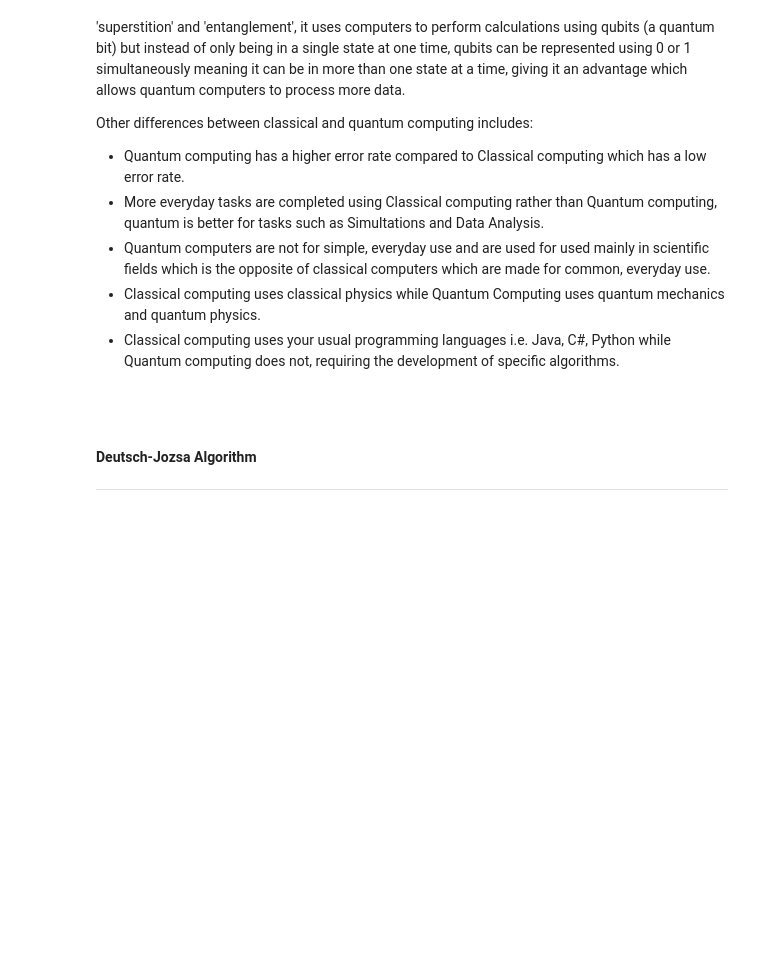
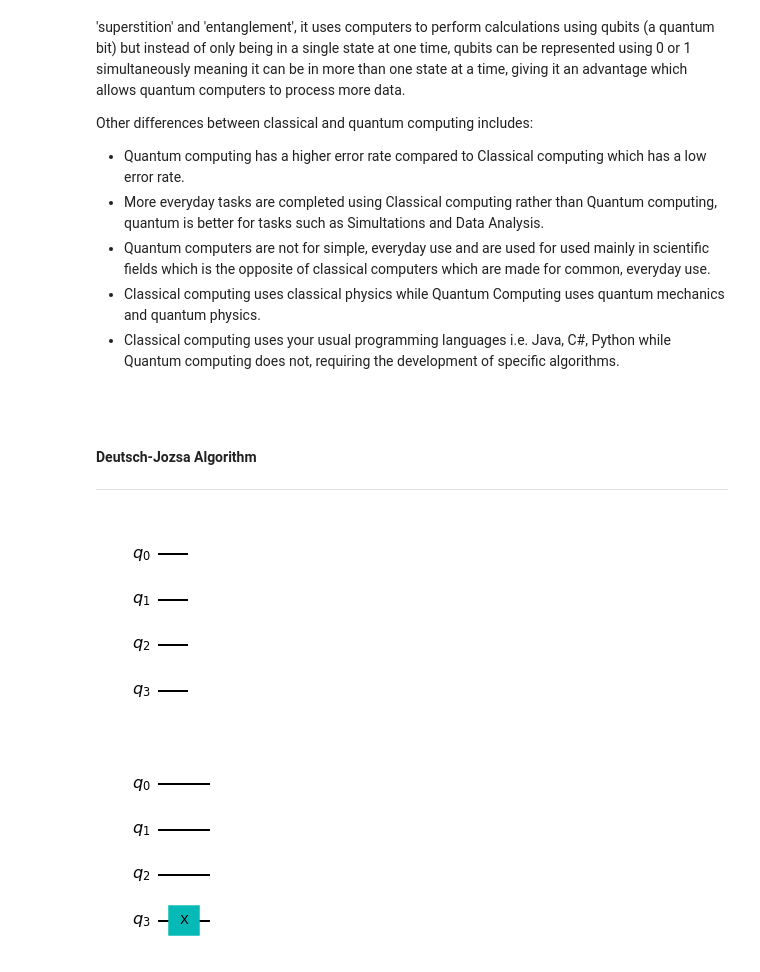
Before and after one commit to Emmanuel-Osabuehien/EmergingTechnologies, a Jupyter notebook: quantum-deutsch.ipynb, the cells around one changed output. Cells and saved outputs as stored; diff of their text form; code cells hidden in the pictures; blank space fills up the shorter version.

```diff
--- a/quantum-deutsch.ipynb
+++ b/quantum-deutsch.ipynb
@@ -69,2 +71,16 @@ from qiskit import QuantumCircuit, execute, Aer, BasicAer
 from qiskit.tools.visualization import plot_histogram
 %matplotlib inline
+# %%
+n=3
+
+f0circuit = q.QuantumCircuit(n + 1)
+
+display(f0circuit.draw('mpl'))
+
+f1circuit = q.QuantumCircuit(n + 1)
+f1circuit.x(n)
+
+display(f1circuit.draw('mpl'))
+# %% [output]
+[figure, added]
+[figure, added]
```
Also changed, not shown: parts of 14 cells of this notebook, 2 other files.
